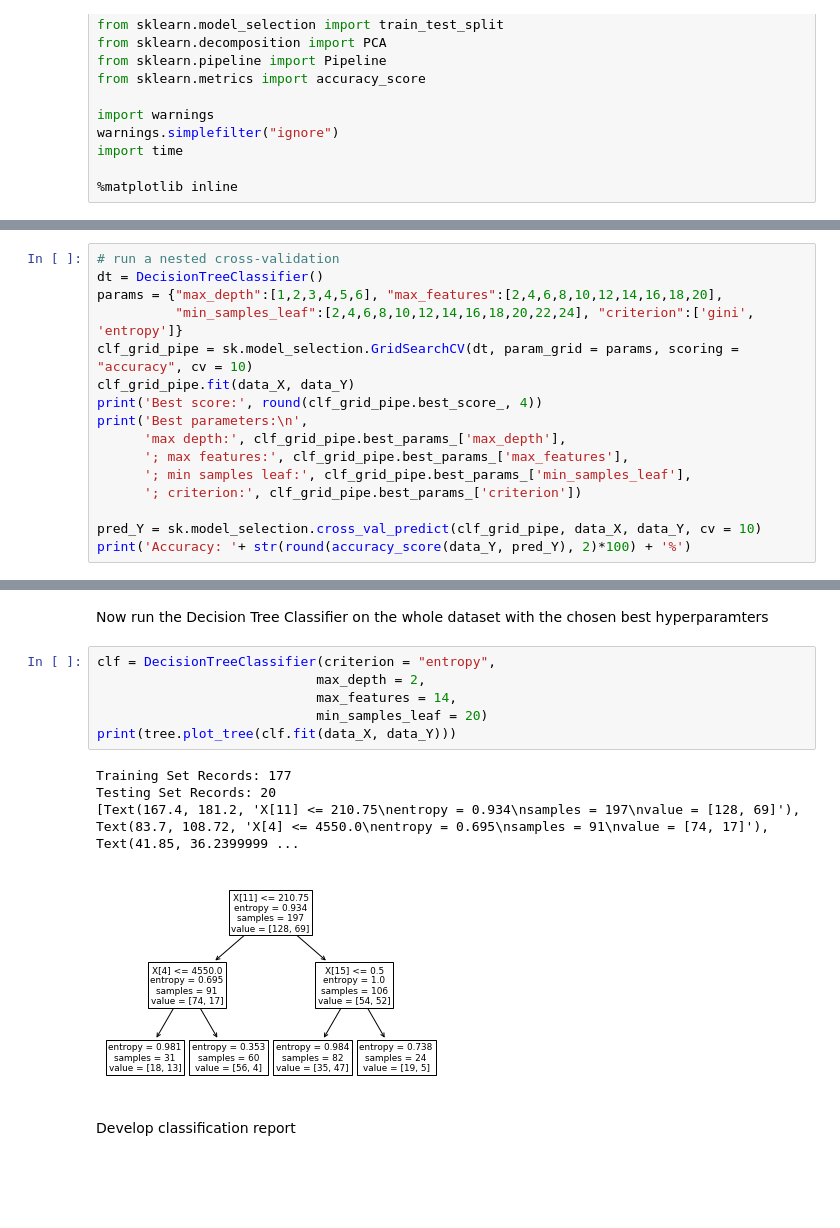
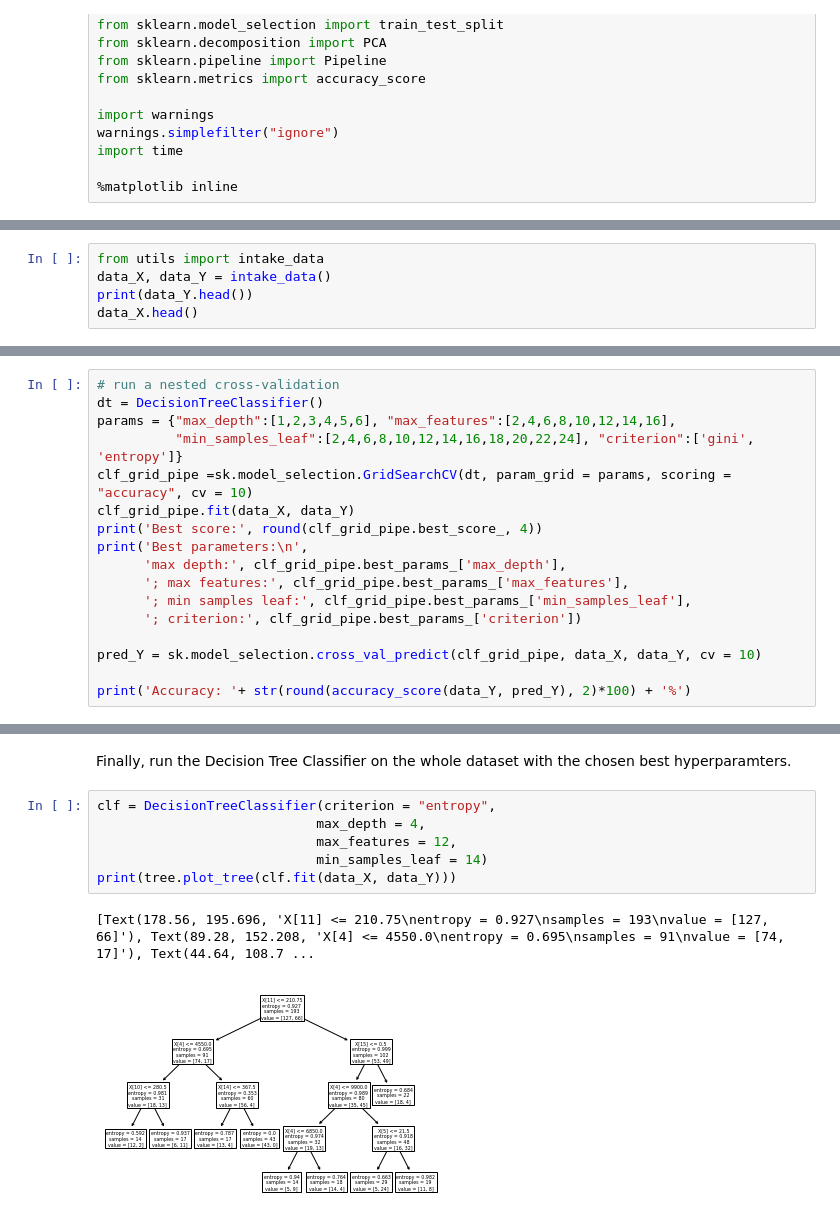
Before and after one commit to sarahmounho/CS329E_Classification_Project, a Jupyter notebook: Decision_Tree.ipynb, the cells around one changed output, grey strips where cells are left out. Cells and saved outputs as stored; diff of their text form; blank space fills up the shorter version.

Commit message:
decision tree ready

```diff
--- a/Decision_Tree.ipynb
+++ b/Decision_Tree.ipynb
@@ -46,0 +28,5 @@ UnboundLocalError: local variable 'over_sampling' referenced before assignment
+# %%
+from utils import intake_data
+data_X, data_Y = intake_data()
+print(data_Y.head())
+data_X.head()
@@ -49,9 +50,9 @@ The following cell is a nested cross-validation to determine the accuracy of a D
 # %%
 # run a nested cross-validation
 dt = DecisionTreeClassifier()
-params = {"max_depth":[1,2,3,4,5,6], "max_features":[2,4,6,8,10,12,14,16,18,20],
+params = {"max_depth":[1,2,3,4,5,6], "max_features":[2,4,6,8,10,12,14,16],
           "min_samples_leaf":[2,4,6,8,10,12,14,16,18,20,22,24], "criterion":['gini', 'entropy']}
-clf_grid_pipe = sk.model_selection.GridSearchCV(dt, param_grid = params, scoring = "accuracy", cv = 10)
+clf_grid_pipe =sk.model_selection.GridSearchCV(dt, param_grid = params, scoring = "accuracy", cv = 10)
 clf_grid_pipe.fit(data_X, data_Y)
 print('Best score:', round(clf_grid_pipe.best_score_, 4))
 print('Best parameters:\n',
@@ -61,5 +62,6 @@ print('Best parameters:\n',
       '; criterion:', clf_grid_pipe.best_params_['criterion'])
 
 pred_Y = sk.model_selection.cross_val_predict(clf_grid_pipe, data_X, data_Y, cv = 10)
+
 print('Accuracy: '+ str(round(accuracy_score(data_Y, pred_Y), 2)*100) + '%')
 # %% [output]
@@ -70,15 +105,11 @@ Accuracy: 60.0%
 # %% [markdown]
-Now run the Decision Tree Classifier on the whole dataset with the chosen best hyperparamters
+Finally, run the Decision Tree Classifier on the whole dataset with the chosen best hyperparamters.
 # %%
 clf = DecisionTreeClassifier(criterion = "entropy",
-                            max_depth = 2,
-                            max_features = 14,
-                            min_samples_leaf = 20)
+                            max_depth = 4,
+                            max_features = 12,
+                            min_samples_leaf = 14)
 print(tree.plot_tree(clf.fit(data_X, data_Y)))
 # %% [output]
-Training Set Records: 177
-Testing Set Records: 20
-[Text(167.4, 181.2, 'X[11] <= 210.75\nentropy = 0.934\nsamples = 197\nvalue = [128, 69]'), Text(83.7, 108.72, 'X[4] <= 4550.0\nentropy = 0.695\nsamples = 91\nvalue = [74, 17]'), Text(41.85, 36.2399999 ...
+[Text(178.56, 195.696, 'X[11] <= 210.75\nentropy = 0.927\nsamples = 193\nvalue = [127, 66]'), Text(89.28, 152.208, 'X[4] <= 4550.0\nentropy = 0.695\nsamples = 91\nvalue = [74, 17]'), Text(44.64, 108.7 ...
-[figure, old version]
+[figure, new version]
-# %% [markdown]
-Develop classification report
```
Also changed, not shown: parts of 11 cells of this notebook, 2 other files.
